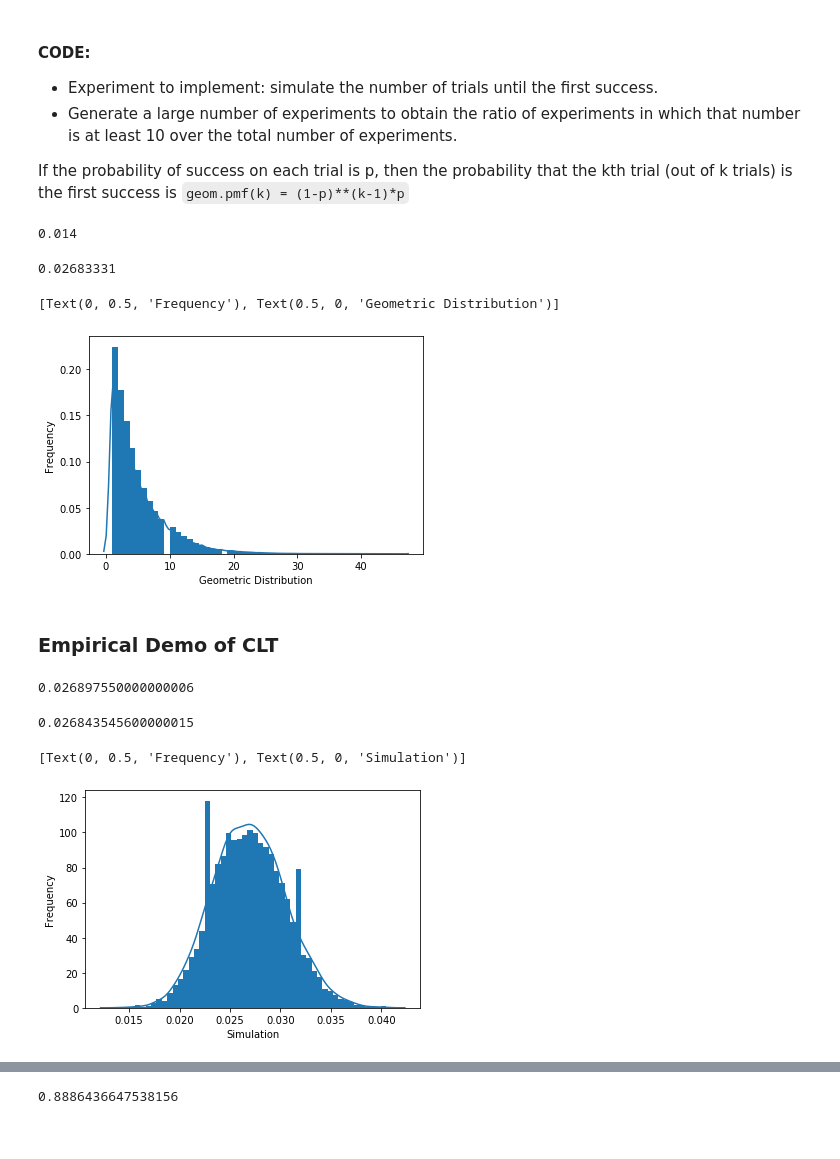
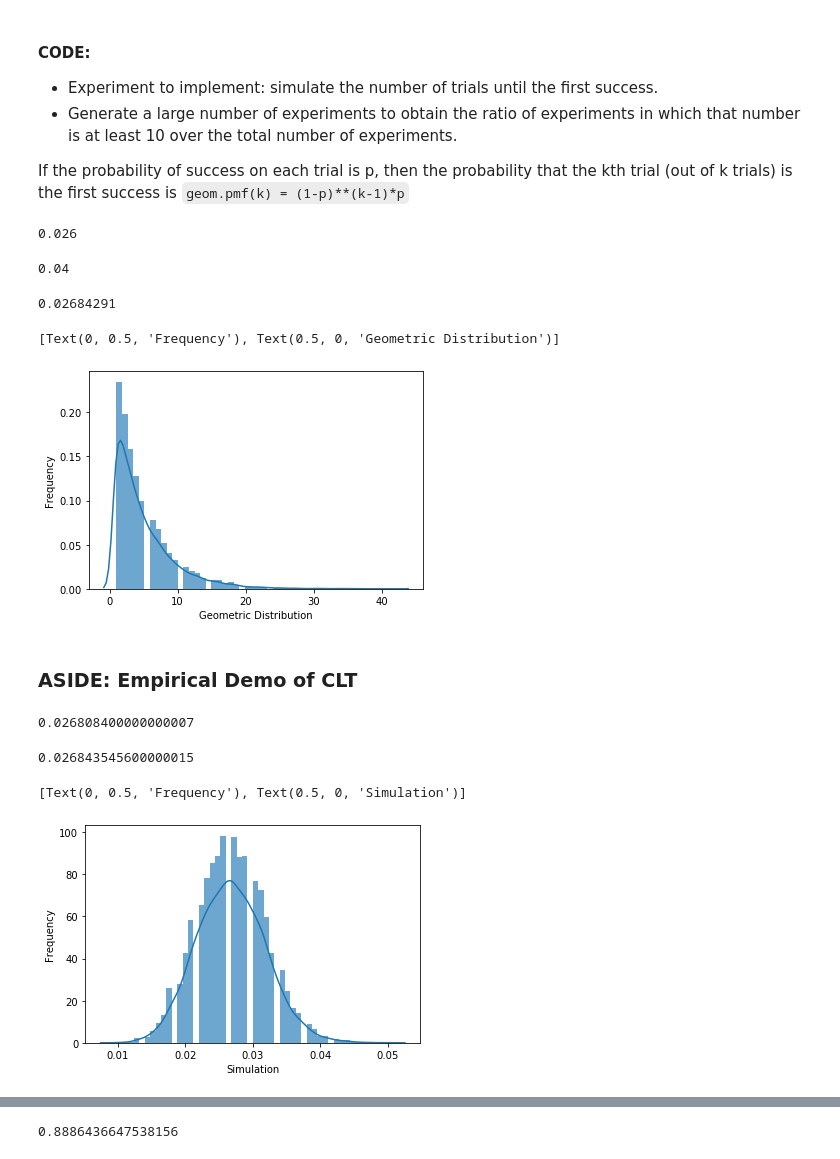
Before and after one commit to noproblem-james/datascience_topics, a Jupyter notebook: notebooks/probability_and_statistics/probability.ipynb, the cells around one changed output, grey strips where cells are left out. Drawn from its saved outputs; the diff is of its cells as text; code cells hidden in the pictures.

Commit message:
fixed incorrect answers and added more plots and simulations

```diff
--- a/notebooks/probability_and_statistics/probability.ipynb
+++ b/notebooks/probability_and_statistics/probability.ipynb
@@ -447,7 +451,7 @@ of one success.
 # %%
 from scipy.stats import geom
 
-def probability_coin(p=0.8, simulation_size=2000):
+def probability_coin(p=0.8, simulation_size=1000):
     '''
     choose the simulation_size
     p: probability of tails on a single flip of the coin
@@ -461,12 +465,16 @@ def probability_coin(p=0.8, simulation_size=2000):
     '''
     chance_heads = geom.rvs(1-p, size=simulation_size)
     return len(chance_heads[chance_heads == 10])/float(simulation_size)
+# %%
+probability_coin() # 1000 draws
+# %% [output]
+0.026
 # %%
-probability_coin(simulation_size=500)
+probability_coin(simulation_size=100) # 100 draws
 # %% [output]
-0.014
+0.04
 # %%
-probability_coin(simulation_size=100000000)
+probability_coin(simulation_size=100000000) # 100 million draws
 # %% [output]
-0.02683331
+0.02684291
 # %%
@@ -474,18 +482,18 @@ data_geom = geom.rvs(p=.2, size=50000)
 # %%
 ax = sns.distplot(data_geom,
                   kde=True,
-                  hist_kws={"linewidth": 15,'alpha':1})
+                  hist_kws={"linewidth": 15,'alpha':.65})
 ax.set(xlabel='Geometric Distribution', ylabel='Frequency')
 # %% [output]
 [Text(0, 0.5, 'Frequency'), Text(0.5, 0, 'Geometric Distribution')]
-[figure, old version]
+[figure, new version]
 # %% [markdown]
-### Empirical Demo of CLT
+### ASIDE: Empirical Demo of CLT
 # %%
-repeated_simulations = np.array([probability_coin() for x in range(10000)])
+repeated_simulations = np.array([probability_coin() for x in range(10000)]) # one thousand draws, record observed ratio, repeat 10 thousand times
 repeated_simulations.mean()
 # %% [output]
-0.026897550000000006
+0.026808400000000007
 # %%
 # theoretical answer
 (1-0.2)**(10-1)*0.2
@@ -494,9 +502,9 @@ repeated_simulations.mean()
 # %%
 ax = sns.distplot(repeated_simulations,
                   kde=True,
-                  hist_kws={"linewidth": 15,'alpha':1})
+                  hist_kws={"linewidth": 15,'alpha': .65})
 ax.set(xlabel='Simulation', ylabel='Frequency')
 # %% [output]
 [Text(0, 0.5, 'Frequency'), Text(0.5, 0, 'Simulation')]
-[figure, old version]
+[figure, new version]
 # %% [markdown]
```
Also changed, not shown: parts of 23 cells of this notebook.
